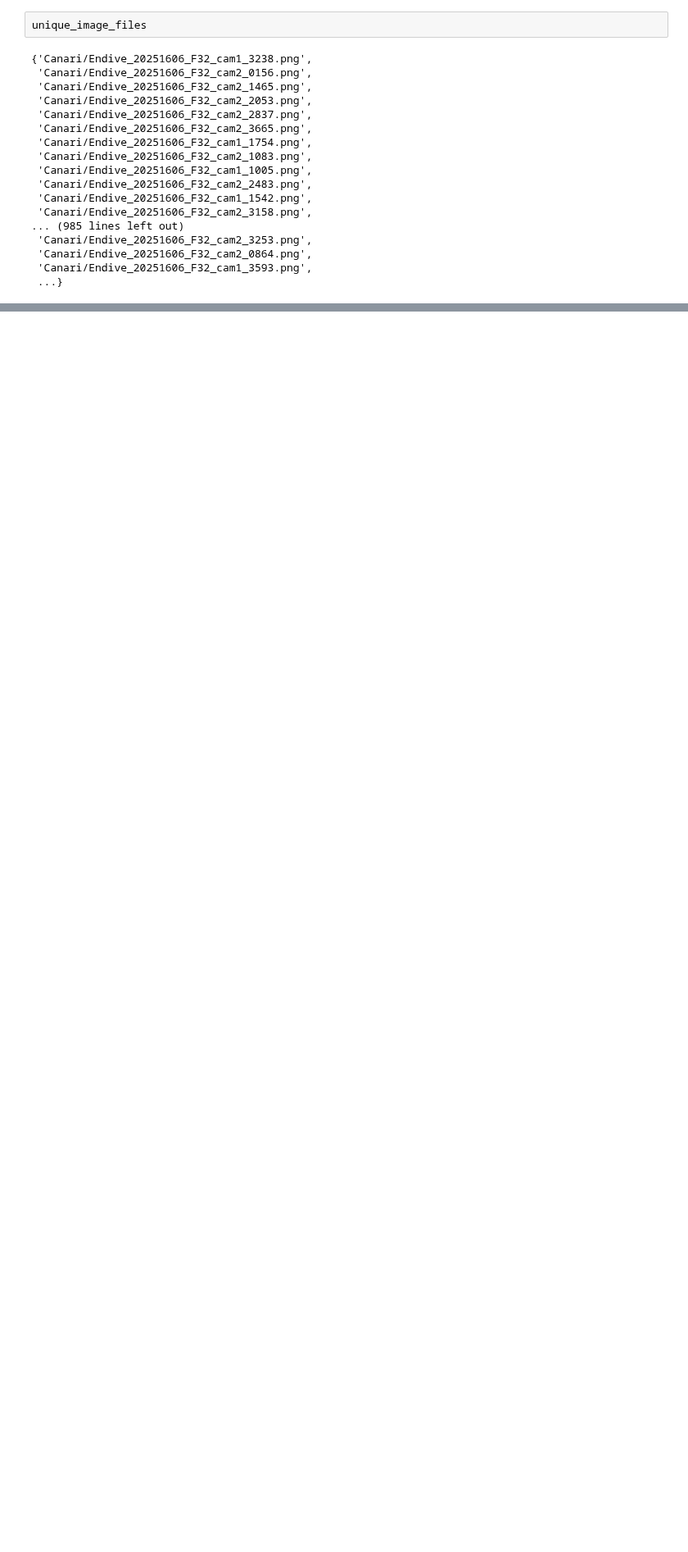
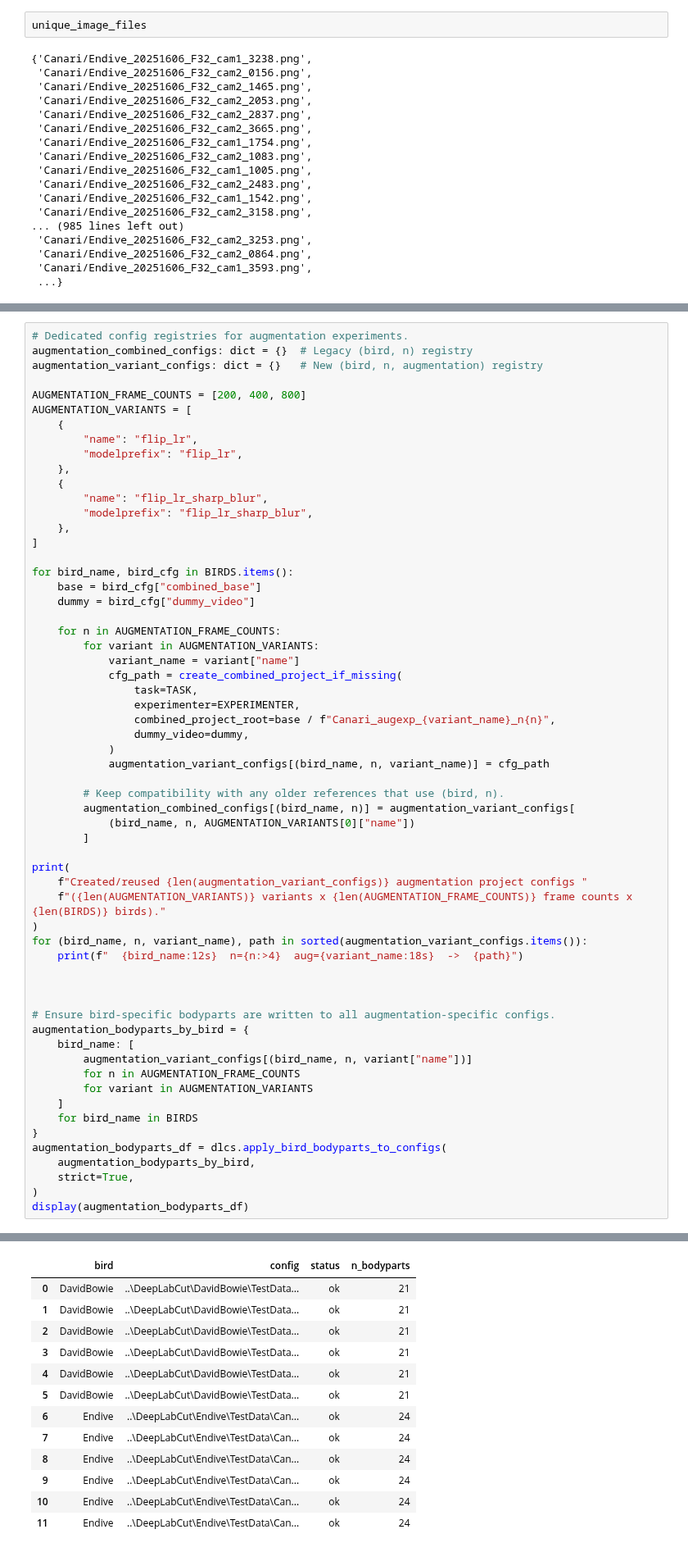
Before and after one commit to tcmarino8/BirdSongs-MNHN, a Jupyter notebook: Testing/Code-Testing/run_experimentation.ipynb, the cells around one changed output, grey strips where cells are left out. Shown at 82% size. Drawn from its saved outputs; the diff is of its cells as text; blank space fills up the shorter version.

```diff
--- a/Testing/Code-Testing/run_experimentation.ipynb
+++ b/Testing/Code-Testing/run_experimentation.ipynb
@@ -774,0 +816,61 @@ C:\Users\Salle-Cineradio\Documents\MachineLearning\BirdSongs-MNHN\Testing\DeepLa
+# %%
+# Dedicated config registries for augmentation experiments.
+augmentation_combined_configs: dict = {}  # Legacy (bird, n) registry
+augmentation_variant_configs: dict = {}   # New (bird, n, augmentation) registry
+
+AUGMENTATION_FRAME_COUNTS = [200, 400, 800]
+AUGMENTATION_VARIANTS = [
+    {
+        "name": "flip_lr",
+        "modelprefix": "flip_lr",
+    },
+    {
+        "name": "flip_lr_sharp_blur",
+        "modelprefix": "flip_lr_sharp_blur",
+    },
+]
+
+for bird_name, bird_cfg in BIRDS.items():
+    base = bird_cfg["combined_base"]
+    dummy = bird_cfg["dummy_video"]
+
+    for n in AUGMENTATION_FRAME_COUNTS:
+        for variant in AUGMENTATION_VARIANTS:
+            variant_name = variant["name"]
+            cfg_path = create_combined_project_if_missing(
+                task=TASK,
+                experimenter=EXPERIMENTER,
+                combined_project_root=base / f"Canari_augexp_{variant_name}_n{n}",
+                dummy_video=dummy,
+            )
+            augmentation_variant_configs[(bird_name, n, variant_name)] = cfg_path
+
+        # Keep compatibility with any older references that use (bird, n).
+        augmentation_combined_configs[(bird_name, n)] = augmentation_variant_configs[
+            (bird_name, n, AUGMENTATION_VARIANTS[0]["name"])
+        ]
+
+print(
+    f"Created/reused {len(augmentation_variant_configs)} augmentation project configs "
+    f"({len(AUGMENTATION_VARIANTS)} variants x {len(AUGMENTATION_FRAME_COUNTS)} frame counts x {len(BIRDS)} birds)."
+)
+for (bird_name, n, variant_name), path in sorted(augmentation_variant_configs.items()):
+    print(f"  {bird_name:12s}  n={n:>4}  aug={variant_name:18s}  ->  {path}")
+
+
+
+# Ensure bird-specific bodyparts are written to all augmentation-specific configs.
+augmentation_bodyparts_by_bird = {
+    bird_name: [
+        augmentation_variant_configs[(bird_name, n, variant["name"])]
+        for n in AUGMENTATION_FRAME_COUNTS
+        for variant in AUGMENTATION_VARIANTS
+    ]
+    for bird_name in BIRDS
+}
+augmentation_bodyparts_df = dlcs.apply_bird_bodyparts_to_configs(
+    augmentation_bodyparts_by_bird,
+    strict=True,
+)
+display(augmentation_bodyparts_df)
+# %% [output]
@@ -774,0 +902,13 @@ C:\Users\Salle-Cineradio\Documents\MachineLearning\BirdSongs-MNHN\Testing\DeepLa
+|  | bird | config | status | n_bodyparts |
+| 0 | DavidBowie | ..\DeepLabCut\DavidBowie\TestData... | ok | 21 |
+| 1 | DavidBowie | ..\DeepLabCut\DavidBowie\TestData... | ok | 21 |
+| 2 | DavidBowie | ..\DeepLabCut\DavidBowie\TestData... | ok | 21 |
+| 3 | DavidBowie | ..\DeepLabCut\DavidBowie\TestData... | ok | 21 |
+| 4 | DavidBowie | ..\DeepLabCut\DavidBowie\TestData... | ok | 21 |
+| 5 | DavidBowie | ..\DeepLabCut\DavidBowie\TestData... | ok | 21 |
+| 6 | Endive | ..\DeepLabCut\Endive\TestData\Can... | ok | 24 |
+| 7 | Endive | ..\DeepLabCut\Endive\TestData\Can... | ok | 24 |
+| 8 | Endive | ..\DeepLabCut\Endive\TestData\Can... | ok | 24 |
+| 9 | Endive | ..\DeepLabCut\Endive\TestData\Can... | ok | 24 |
+| 10 | Endive | ..\DeepLabCut\Endive\TestData\Can... | ok | 24 |
+| 11 | Endive | ..\DeepLabCut\Endive\TestData\Can... | ok | 24 |
```
Also changed, not shown: parts of 15 cells of this notebook, 8 other files.
